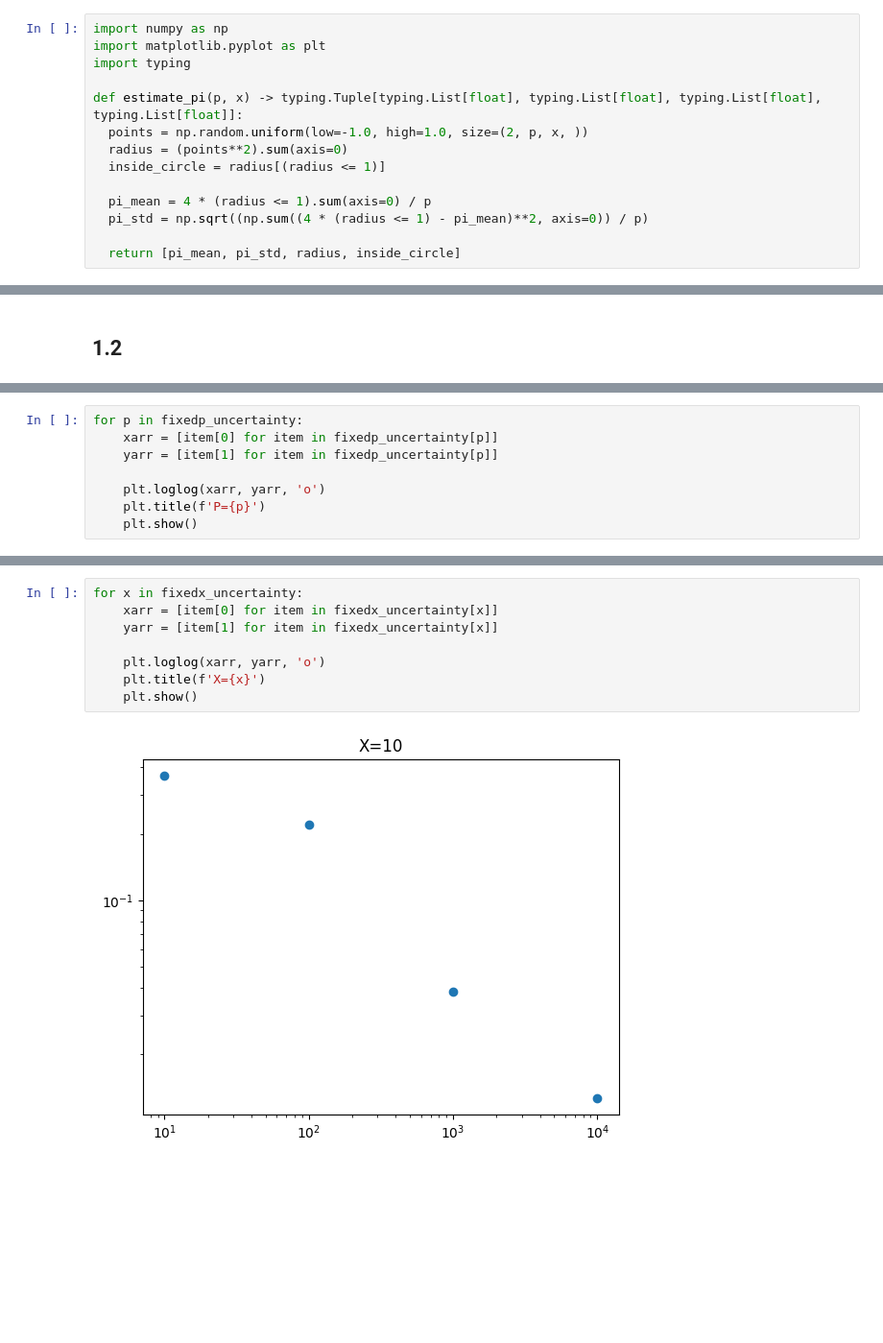
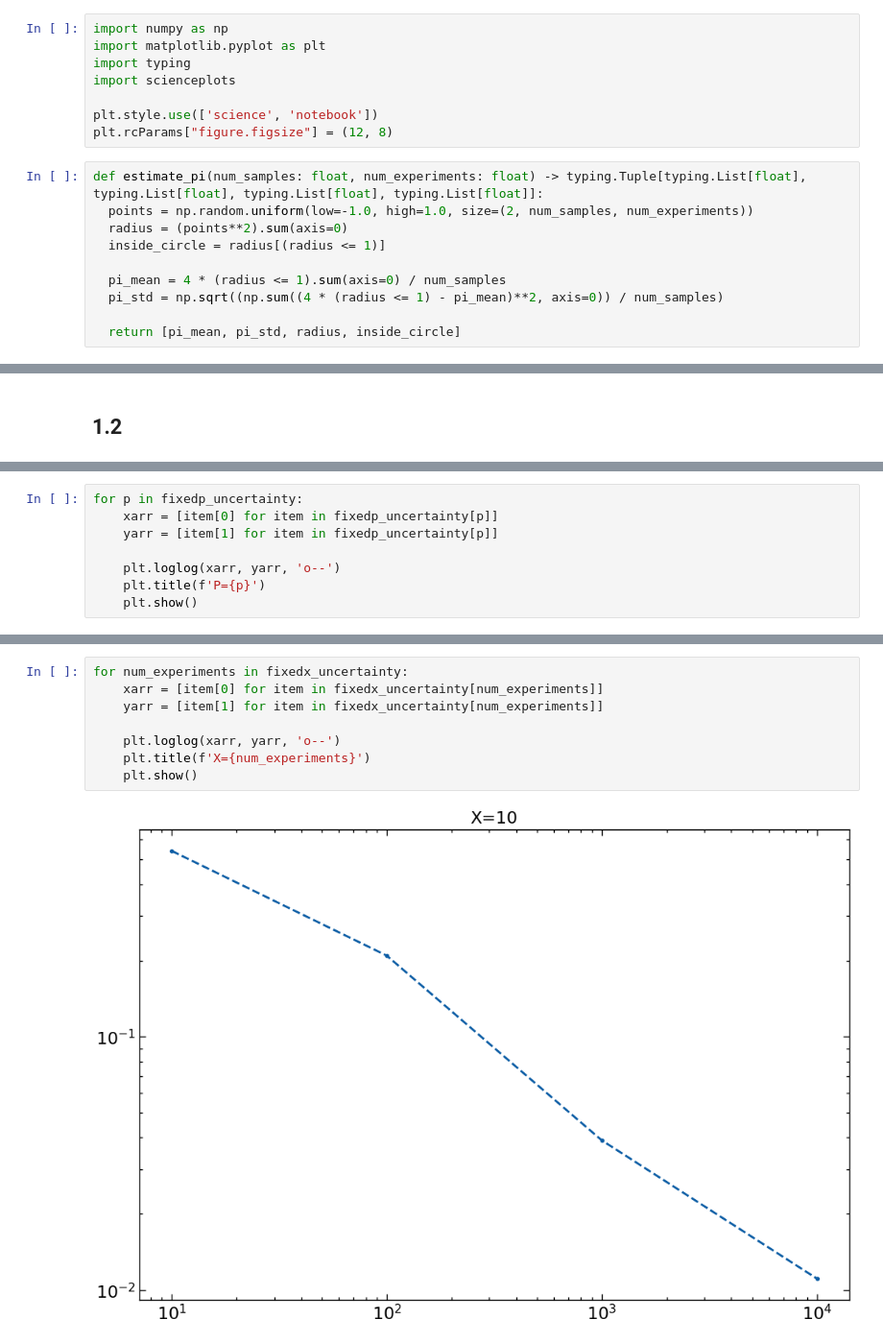
Before and after one commit to lennartvrg/ComputationalPhysics, a Jupyter notebook: 1 - Estimate of PI/Notebook.ipynb, the cells around one changed output, grey strips where cells are left out. Shown at 96% size. Saved outputs shown, nothing was run; the diff lists cells and outputs as text; blank space fills up the shorter version.

```diff
--- a/1 - Estimate of PI/Notebook.ipynb
+++ b/1 - Estimate of PI/Notebook.ipynb
@@ -1,17 +1,21 @@
 # %% [markdown]
 # Computational physics - Problem Set 1
+# %%
+import numpy as np
+import matplotlib.pyplot as plt
+import typing
+import scienceplots
+
+plt.style.use(['science', 'notebook'])
+plt.rcParams["figure.figsize"] = (12, 8)
 # %%
-import numpy as np
-import matplotlib.pyplot as plt
-import typing
-
-def estimate_pi(p, x) -> typing.Tuple[typing.List[float], typing.List[float], typing.List[float], typing.List[float]]:
-  points = np.random.uniform(low=-1.0, high=1.0, size=(2, p, x, ))
+def estimate_pi(num_samples: float, num_experiments: float) -> typing.Tuple[typing.List[float], typing.List[float], typing.List[float], typing.List[float]]:
+  points = np.random.uniform(low=-1.0, high=1.0, size=(2, num_samples, num_experiments))
   radius = (points**2).sum(axis=0)
   inside_circle = radius[(radius <= 1)]
 
-  pi_mean = 4 * (radius <= 1).sum(axis=0) / p
-  pi_std = np.sqrt((np.sum((4 * (radius <= 1) - pi_mean)**2, axis=0)) / p)
+  pi_mean = 4 * (radius <= 1).sum(axis=0) / num_samples
+  pi_std = np.sqrt((np.sum((4 * (radius <= 1) - pi_mean)**2, axis=0)) / num_samples)
 
   return [pi_mean, pi_std, radius, inside_circle]
 # %%
@@ -130,7 +134,7 @@ for p in fixedp_uncertainty:
     xarr = [item[0] for item in fixedp_uncertainty[p]]
     yarr = [item[1] for item in fixedp_uncertainty[p]]
 
-    plt.loglog(xarr, yarr, 'o')
+    plt.loglog(xarr, yarr, 'o--')
     plt.title(f'P={p}')
     plt.show()
 # %% [output]
@@ -141,10 +145,10 @@ for p in fixedp_uncertainty:
 # %%
-for x in fixedx_uncertainty:
-    xarr = [item[0] for item in fixedx_uncertainty[x]]
-    yarr = [item[1] for item in fixedx_uncertainty[x]]
+for num_experiments in fixedx_uncertainty:
+    xarr = [item[0] for item in fixedx_uncertainty[num_experiments]]
+    yarr = [item[1] for item in fixedx_uncertainty[num_experiments]]
 
-    plt.loglog(xarr, yarr, 'o')
-    plt.title(f'X={x}')
+    plt.loglog(xarr, yarr, 'o--')
+    plt.title(f'X={num_experiments}')
     plt.show()
 # %% [output]
-[figure, old version]
+[figure, new version]
```
Also changed, not shown: parts of 6 cells of this notebook.
